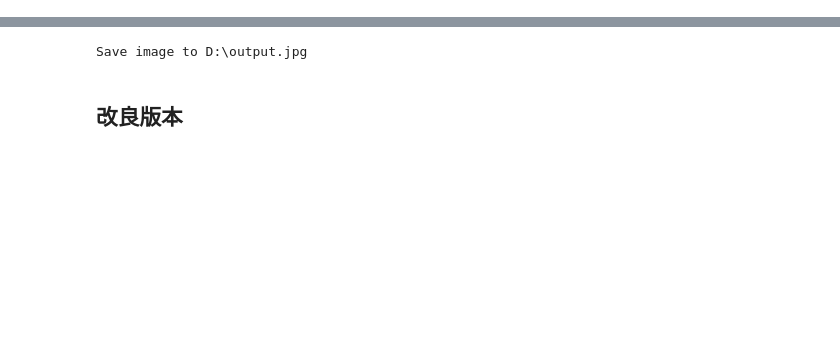
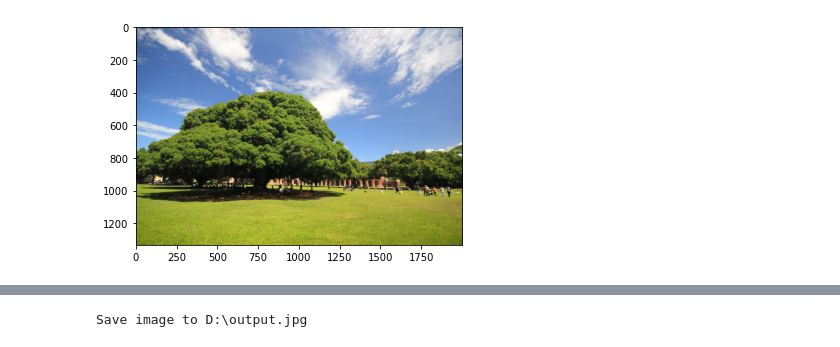
Before and after one commit to jetsql/image-processing, a Jupyter notebook: kmeans.ipynb, the cells around one changed output, grey strips where cells are left out. Drawn from its saved outputs; the diff is of its cells as text; code cells hidden in the pictures; blank space fills up the shorter version.

```diff
--- a/kmeans.ipynb
+++ b/kmeans.ipynb
@@ -105,10 +9,0 @@ plt.show()
-# %%
-df=assignment(df,centroids)
-
-fig=plt.figure(figsize=(5,5))
-plt.scatter(df['x'],df['y'],color=df['color'],alpha=0.5,edgecolors='k')
-for i in centroids.keys():
-    plt.scatter(*centroids[i],color=colmap[i])
-plt.xlim(0,80)
-plt.ylim(0,80)
-plt.show()
@@ -182,5 +10,58 @@ Round = 2
-# %%
-cluster_map = np.ndarray(data.shape)
-for i in range(data.shape[0]):
-    for j in range(data.shape[1]):
-        cluster_map[i,j] = center[cluster[i,j]]
+# %%
+def initialization():
+    global k_number,k_cycle,image_path,output_path,compare
+    #kmean中心點數量，執行幾次後收斂，影像輸入路徑，影像輸出路徑，比較有無重複取值得開關,進度條起始點
+    k_number ,k_cycle,image_path,output_path,compare=3,3,'D:\\ncku.jpg',"D:\\output.jpg",True
+# %%
+#初始化
+initialization()
+# 讀取圖案轉array，二維矩陣
+img=Image.open(image_path)
+img_array = (np.array(img)/255.0)
+data = img_array.reshape(img_array.shape[0]*img_array.shape[1],3)
+#手肘法，將seed與群內點做計算，將每一群的結果相加，最後的總合除以k值就為距離
+#距離來劃出手肘點，第二的明顯的轉折點為最佳
+# K = range(1,10)
+# elbow_plt = []
+# for k in K:
+#     model = Kmeans(k)
+#     new_img, distortion = model.fit(data)
+#     elbow_plt.append(distortion/k)
+# plt.plot(K,elbow_plt,"b*-")
+# plt.show()
+# plt.savefig('D:\\elb.jpg')
+
+# img_array = (np.array(img)/255.0)
+Height,Weidth,Channel=img_array.shape
+#製造空白矩陣，後面要做運算
+# blank_martix= np.ndarray(img_array.shape[0:2], dtype=np.int32)
+#test
+blank_martix=np.zeros(shape=(Height,Weidth), dtype=np.int32)
+#顯示輸入圖片
+plt.imshow(img)
+plt.show()
+
+#比較取的RGB是否有重複。直到取到都不重複為止
+while compare:
+    #將二維陣列 轉 一維陣列
+    one_dimensional_array=img_array.reshape(Height * Weidth,Channel)
+    arr_number,array_channel=one_dimensional_array.shape
+    #從矩陣中隨機抽取RGB數值
+    #先取k_numer個數值，再從一維陣列中找這幾個位置的RGB數值
+    sampling_seed=one_dimensional_array[np.random.choice(arr_number,size=k_number,replace=False)]
+    #過濾RGB點數
+    for i in tqdm(range(len(sampling_seed))):
+        #轉list處理
+        sampling_seed_list=sampling_seed.tolist()
+        for j in range(len(sampling_seed)):
+            temp_1=sampling_seed_list[i]
+            #去除跟自己比
+            if i!=j:
+                temp_2=sampling_seed_list[j]
+                compare==False
+                compare=np.array_equiv(temp_1, temp_2)
+                print("----")
+                print(temp_1)
+                print(temp_2)
+# %% [output]
+[figure, added]
@@ -197,4 +147,2 @@ cluster_img.save(output_filepath)
 # %% [output]
 Save image to D:\output.jpg
-# %% [markdown]
-## 改良版本
```
Also changed, not shown: parts of 19 cells of this notebook.
